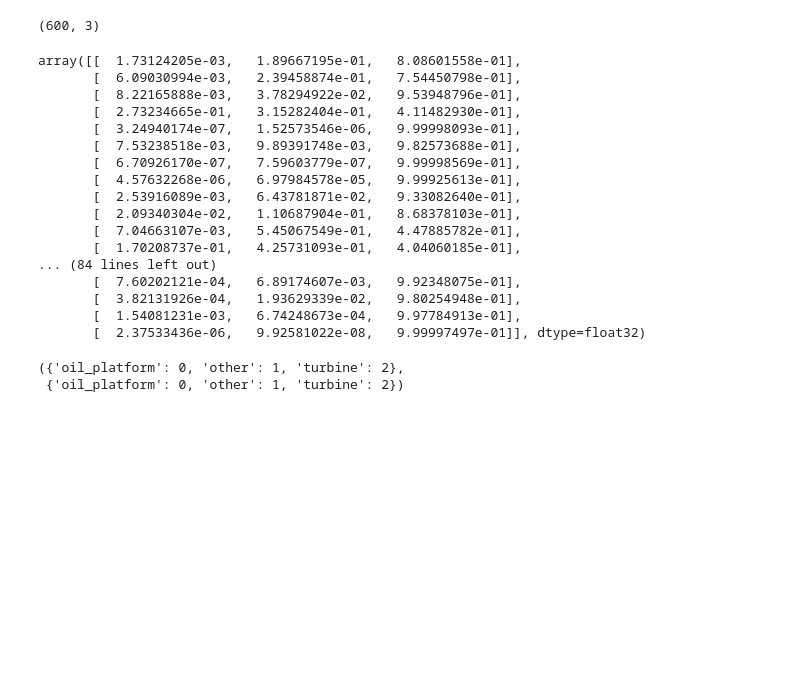
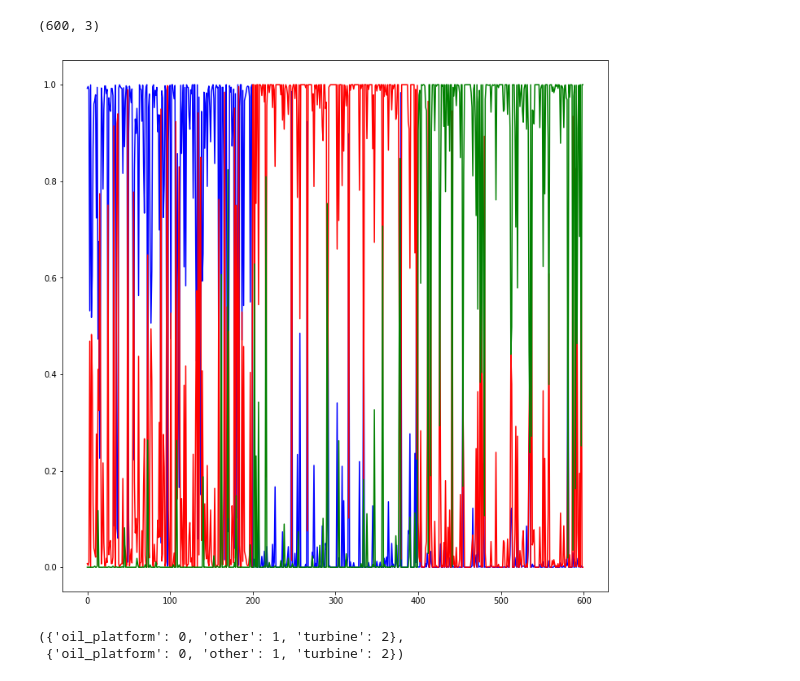
Before and after one commit to karijdempsey/learningWithKaggle, a Jupyter notebook: sar/1.0-kd-new_model_sar.ipynb, the cells around one changed output. Drawn from its saved outputs; the diff is of its cells as text; code cells hidden in the pictures; blank space fills up the shorter version.

Commit message:
review of predictions from the simple sar model

```diff
--- a/sar/1.0-kd-new_model_sar.ipynb
+++ b/sar/1.0-kd-new_model_sar.ipynb
@@ -113,7 +118,7 @@ model.optimizer.lr = 0.0001
 # %%
 model.fit_generator(
         train_generator,
-        steps_per_epoch=100,
+        steps_per_epoch=1000,
         epochs=1,
         validation_data=validation_generator,
         validation_steps=60)
@@ -123,6 +128,6 @@ Epoch 1/1
 <keras.callbacks.History at 0x...>
 # %%
-model.save_weights('/home/ubuntu/data/sar/weights/simple_model_90valid.h5')
+model.load_weights('/home/ubuntu/data/sar/weights/simple_model_90valid.h5')
 # %%
 input_shape = (140, 140, 1)
 
@@ -182,24 +189,12 @@ preds = model.predict_generator(validation_generator,60)
 preds.shape
 # %% [output]
 (600, 3)
-# %%
-preds[0:100]
-# %% [output]
-array([[  1.73124205e-03,   1.89667195e-01,   8.08601558e-01],
-       [  6.09030994e-03,   2.39458874e-01,   7.54450798e-01],
-       [  8.22165888e-03,   3.78294922e-02,   9.53948796e-01],
-       [  2.73234665e-01,   3.15282404e-01,   4.11482930e-01],
-       [  3.24940174e-07,   1.52573546e-06,   9.99998093e-01],
-       [  7.53238518e-03,   9.89391748e-03,   9.82573688e-01],
-       [  6.70926170e-07,   7.59603779e-07,   9.99998569e-01],
-       [  4.57632268e-06,   6.97984578e-05,   9.99925613e-01],
-       [  2.53916089e-03,   6.43781871e-02,   9.33082640e-01],
-       [  2.09340304e-02,   1.10687904e-01,   8.68378103e-01],
-       [  7.04663107e-03,   5.45067549e-01,   4.47885782e-01],
-       [  1.70208737e-01,   4.25731093e-01,   4.04060185e-01],
-... (84 lines left out)
-       [  7.60202121e-04,   6.89174607e-03,   9.92348075e-01],
-       [  3.82131926e-04,   1.93629339e-02,   9.80254948e-01],
-       [  1.54081231e-03,   6.74248673e-04,   9.97784913e-01],
-       [  2.37533436e-06,   9.92581022e-08,   9.99997497e-01]], dtype=float32)
+# %%
+plt.figure(figsize=(12,12))
+plt.plot(preds[:,0], 'b')
+plt.plot(preds[:,1], 'r')
+plt.plot(preds[:,2], 'g')
+plt.show()
+# %% [output]
+[figure, added]
 # %%
```
Also changed, not shown: parts of 10 cells of this notebook.
